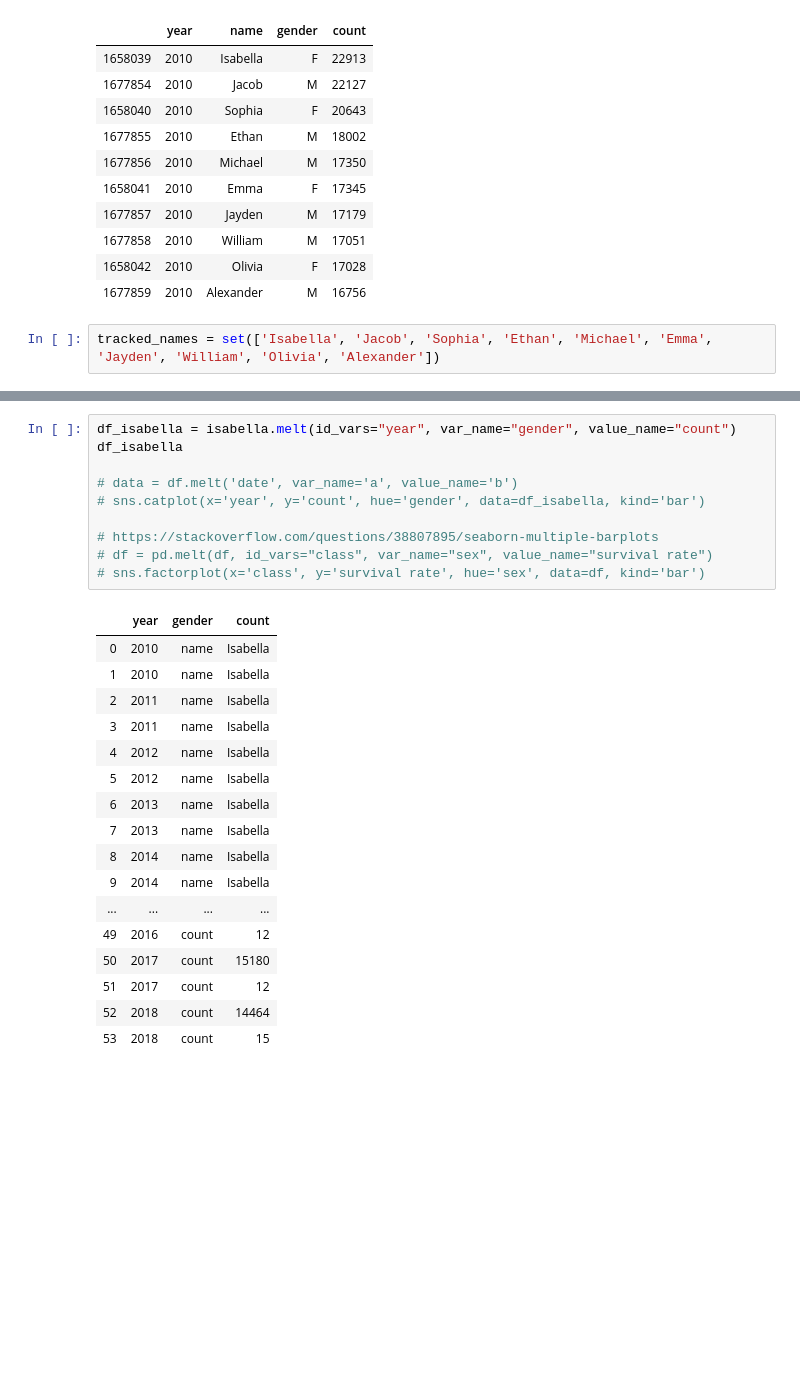
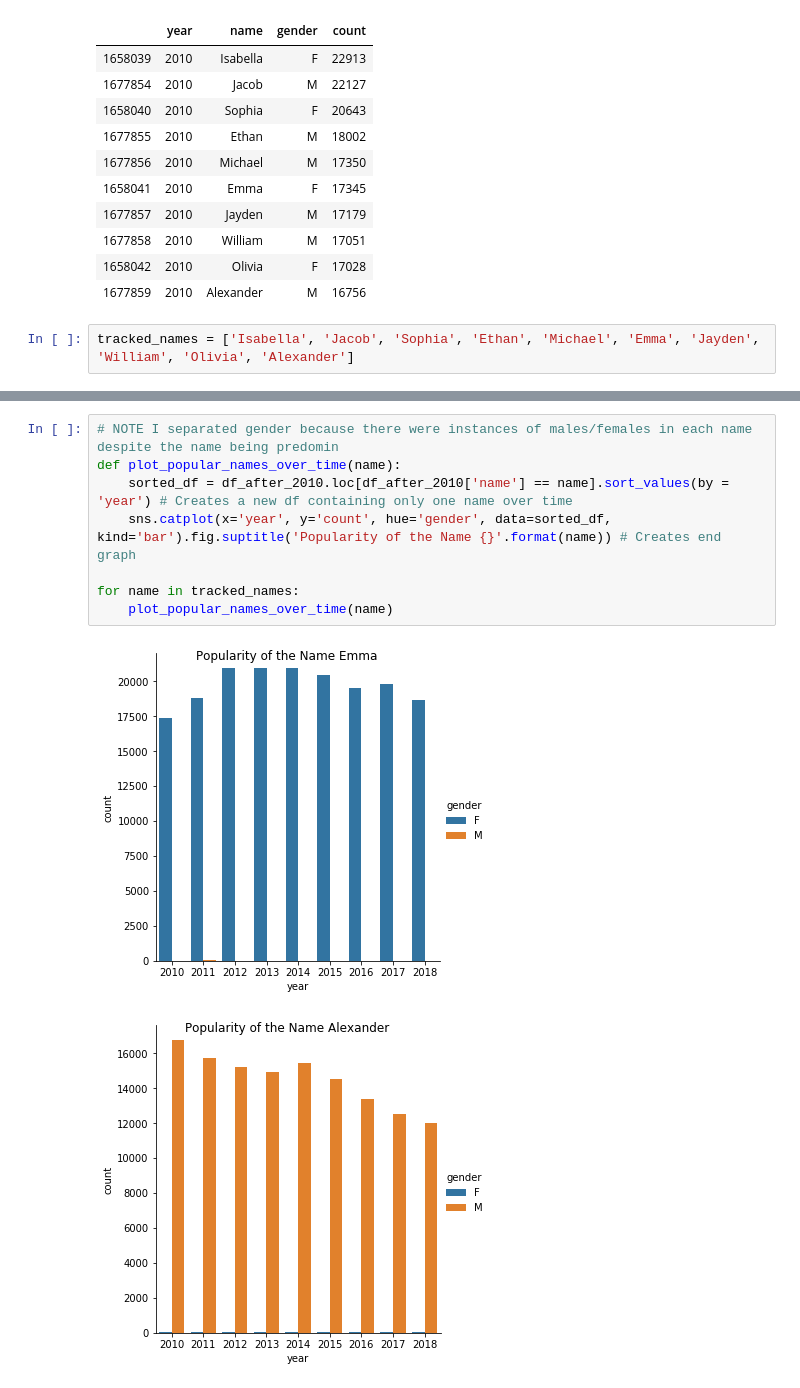
Before and after one commit to RaymondDashWu/SPD-2.4-Job-Search-and-Interview-Practice, a Jupyter notebook: interviewqs.com/Trending Baby Names.ipynb, the cells around one changed output, grey strips where cells are left out. Drawn from its saved outputs; the diff is of its cells as text; blank space fills up the shorter version.

Commit message:
[ADD] Top 10 trending plots

```diff
--- a/interviewqs.com/Trending Baby Names.ipynb
+++ b/interviewqs.com/Trending Baby Names.ipynb
@@ -136,4 +136,4 @@ df_after_2010.loc[df_after_2010['year'] == 2010].sort_values(by = 'count', ascen
 | 1658042 | 2010 | Olivia | F | 17028 |
 | 1677859 | 2010 | Alexander | M | 16756 |
 # %%
-tracked_names = set(['Isabella', 'Jacob', 'Sophia', 'Ethan', 'Michael', 'Emma', 'Jayden', 'William', 'Olivia', 'Alexander'])
+tracked_names = ['Isabella', 'Jacob', 'Sophia', 'Ethan', 'Michael', 'Emma', 'Jayden', 'William', 'Olivia', 'Alexander']
@@ -161,28 +140,11 @@ isabella
-# %%
-df_isabella = isabella.melt(id_vars="year", var_name="gender", value_name="count")
-df_isabella
-
-# data = df.melt('date', var_name='a', value_name='b')
-# sns.catplot(x='year', y='count', hue='gender', data=df_isabella, kind='bar')
-
-# https://stackoverflow.com/questions/38807895/seaborn-multiple-barplots
-# df = pd.melt(df, id_vars="class", var_name="sex", value_name="survival rate")
-# sns.factorplot(x='class', y='survival rate', hue='sex', data=df, kind='bar')
-# %% [output]
-|  | year | gender | count |
-| 0 | 2010 | name | Isabella |
-| 1 | 2010 | name | Isabella |
-| 2 | 2011 | name | Isabella |
-| 3 | 2011 | name | Isabella |
-| 4 | 2012 | name | Isabella |
-| 5 | 2012 | name | Isabella |
-| 6 | 2013 | name | Isabella |
-| 7 | 2013 | name | Isabella |
-| 8 | 2014 | name | Isabella |
-| 9 | 2014 | name | Isabella |
-| ... | ... | ... | ... |
-| 49 | 2016 | count | 12 |
-| 50 | 2017 | count | 15180 |
-| 51 | 2017 | count | 12 |
-| 52 | 2018 | count | 14464 |
-| 53 | 2018 | count | 15 |
+# %%
+# NOTE I separated gender because there were instances of males/females in each name despite the name being predomin
+def plot_popular_names_over_time(name):
+    sorted_df = df_after_2010.loc[df_after_2010['name'] == name].sort_values(by = 'year') # Creates a new df containing only one name over time
+    sns.catplot(x='year', y='count', hue='gender', data=sorted_df, kind='bar').fig.suptitle('Popularity of the Name {}'.format(name)) # Creates end graph
+
+for name in tracked_names:
+    plot_popular_names_over_time(name)
+# %% [output]
+[figure, added]
+[figure, added]
```
Also changed, not shown: parts of 2 cells of this notebook.
